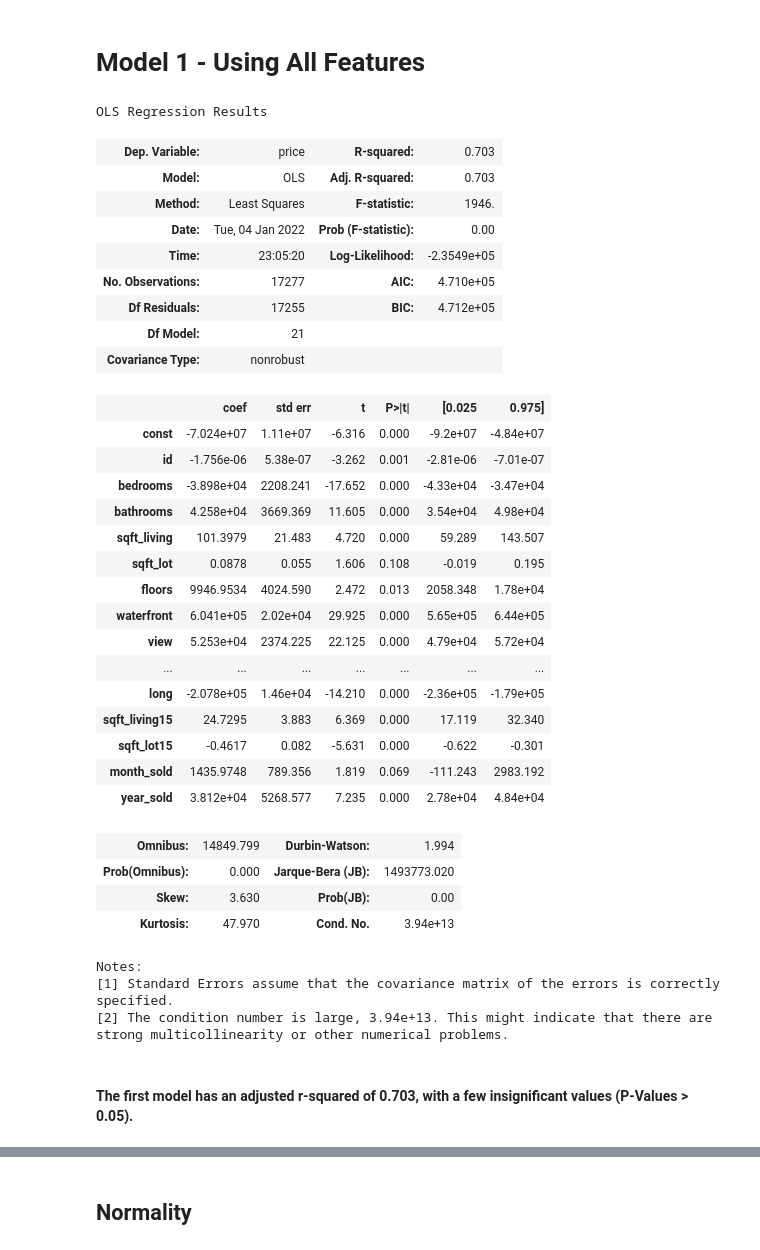
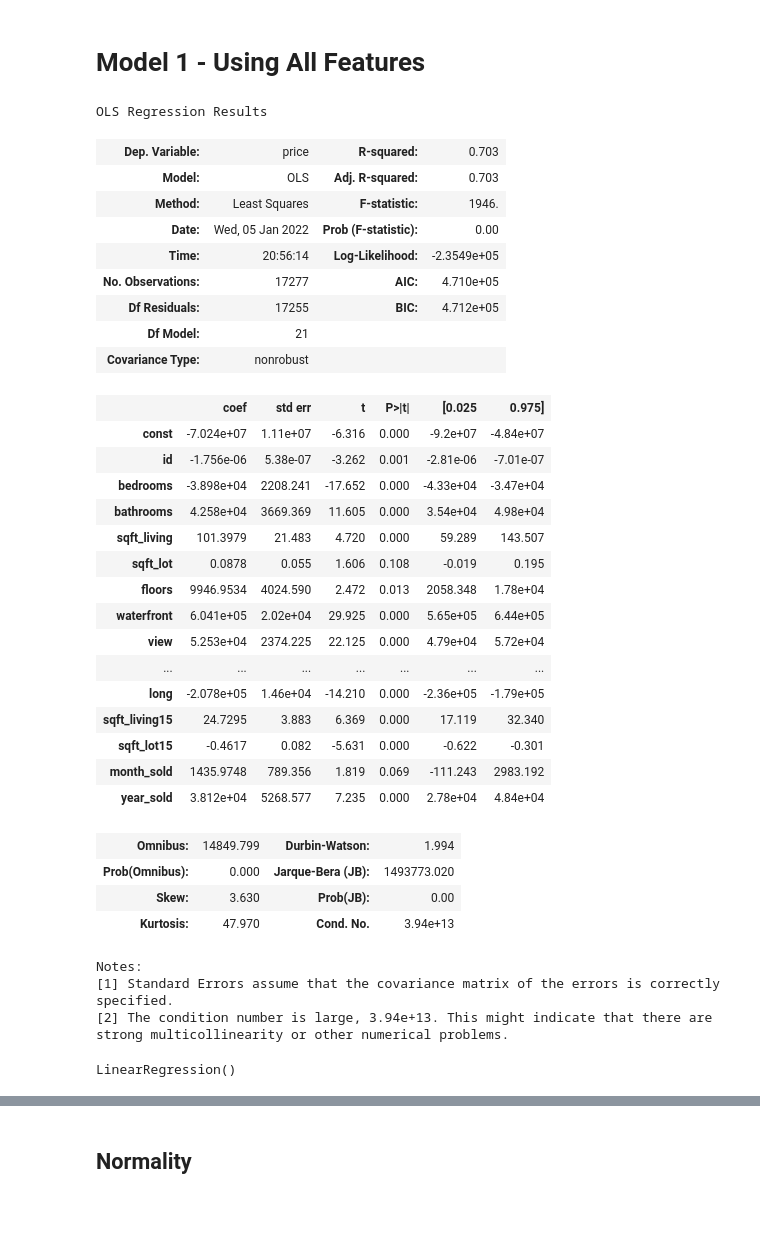
Before and after one commit to DataDoggo215/dsc-phase2-project, a Jupyter notebook: Master.ipynb, the cells around one changed output, grey strips where cells are left out. Saved outputs shown, nothing was run; the diff lists cells and outputs as text; code cells hidden in the pictures; blank space fills up the shorter version.

```diff
--- a/Master.ipynb
+++ b/Master.ipynb
@@ -173,15 +176,15 @@ plt.tight_layout()
 # %%
 X = df.drop('price', axis=1)
 y = df['price']
-model = sm.OLS(y, sm.add_constant(X)).fit()
-model.summary()
+model_1 = sm.OLS(y, sm.add_constant(X)).fit()
+model_1.summary()
 # %% [output]
 OLS Regression Results
 | Dep. Variable: | price | R-squared: | 0.703 |
 | Model: | OLS | Adj. R-squared: | 0.703 |
 | Method: | Least Squares | F-statistic: | 1946. |
-| Date: | Tue, 04 Jan 2022 | Prob (F-statistic): | 0.00 |
-| Time: | 23:05:20 | Log-Likelihood: | -2.3549e+05 |
+| Date: | Wed, 05 Jan 2022 | Prob (F-statistic): | 0.00 |
+| Time: | 20:56:14 | Log-Likelihood: | -2.3549e+05 |
 | No. Observations: | 17277 | AIC: | 4.710e+05 |
 | Df Residuals: | 17255 | BIC: | 4.712e+05 |
 | Df Model: | 21 |  |  |
@@ -210,5 +213,3 @@ Notes:
 [1] Standard Errors assume that the covariance matrix of the errors is correctly specified.
 [2] The condition number is large, 3.94e+13. This might indicate that there are
 strong multicollinearity or other numerical problems.
-# %% [markdown]
-#### The first model has an adjusted r-squared of 0.703, with a few insignificant values (P-Values > 0.05).
@@ -214,0 +252,5 @@ strong multicollinearity or other numerical problems.
+# %%
+LR = LinearRegression()
+LR.fit(X,y)
+# %% [output]
+LinearRegression()
```
Also changed, not shown: parts of 118 cells of this notebook, 1 other file.
